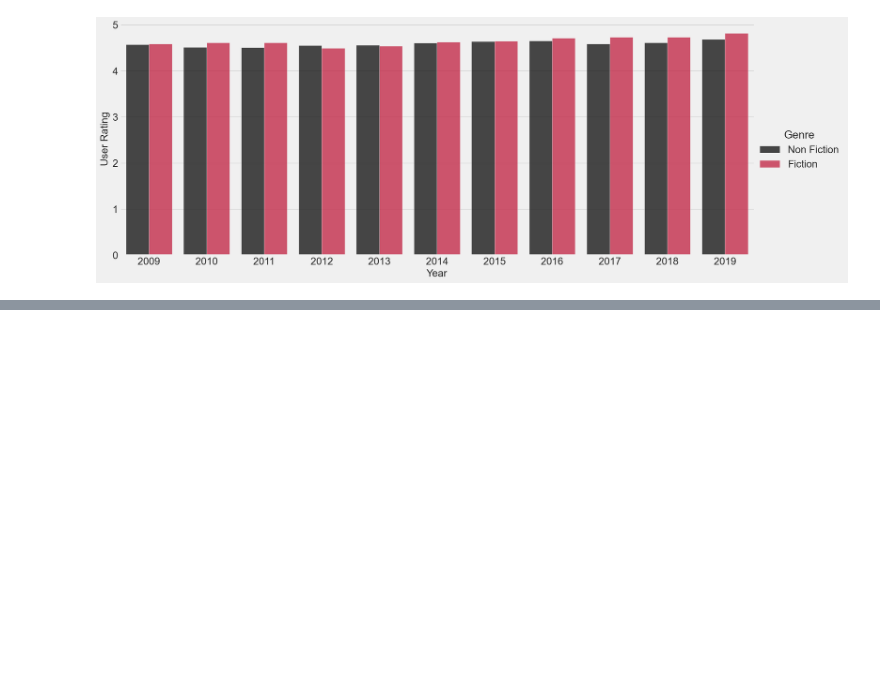
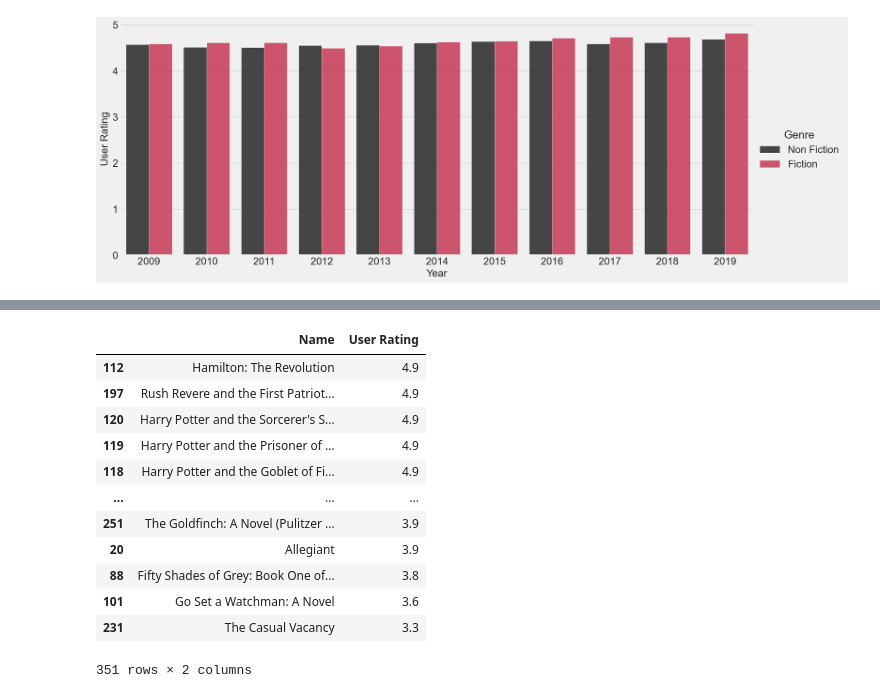
Before and after one commit to esbatiehsan/amazon-bestsellers, a Jupyter notebook: data-cleaning-exploration.ipynb, the cells around one changed output, grey strips where cells are left out. Drawn from its saved outputs; the diff is of its cells as text; code cells hidden in the pictures; blank space fills up the shorter version.

```diff
--- a/data-cleaning-exploration.ipynb
+++ b/data-cleaning-exploration.ipynb
@@ -79,0 +97,17 @@ plt.show()
+# %%
+amazon_books.groupby('Name', as_index=False)[['User Rating']].mean()\
+    .sort_values('User Rating', ascending=False)
+# %% [output]
+|  | Name | User Rating |
+| 112 | Hamilton: The Revolution | 4.9 |
+| 197 | Rush Revere and the First Patriot... | 4.9 |
+| 120 | Harry Potter and the Sorcerer's S... | 4.9 |
+| 119 | Harry Potter and the Prisoner of ... | 4.9 |
+| 118 | Harry Potter and the Goblet of Fi... | 4.9 |
+| ... | ... | ... |
+| 251 | The Goldfinch: A Novel (Pulitzer ... | 3.9 |
+| 20 | Allegiant | 3.9 |
+| 88 | Fifty Shades of Grey: Book One of... | 3.8 |
+| 101 | Go Set a Watchman: A Novel | 3.6 |
+| 231 | The Casual Vacancy | 3.3 |
+351 rows × 2 columns
```
Also changed, not shown: parts of 1 cell of this notebook.
